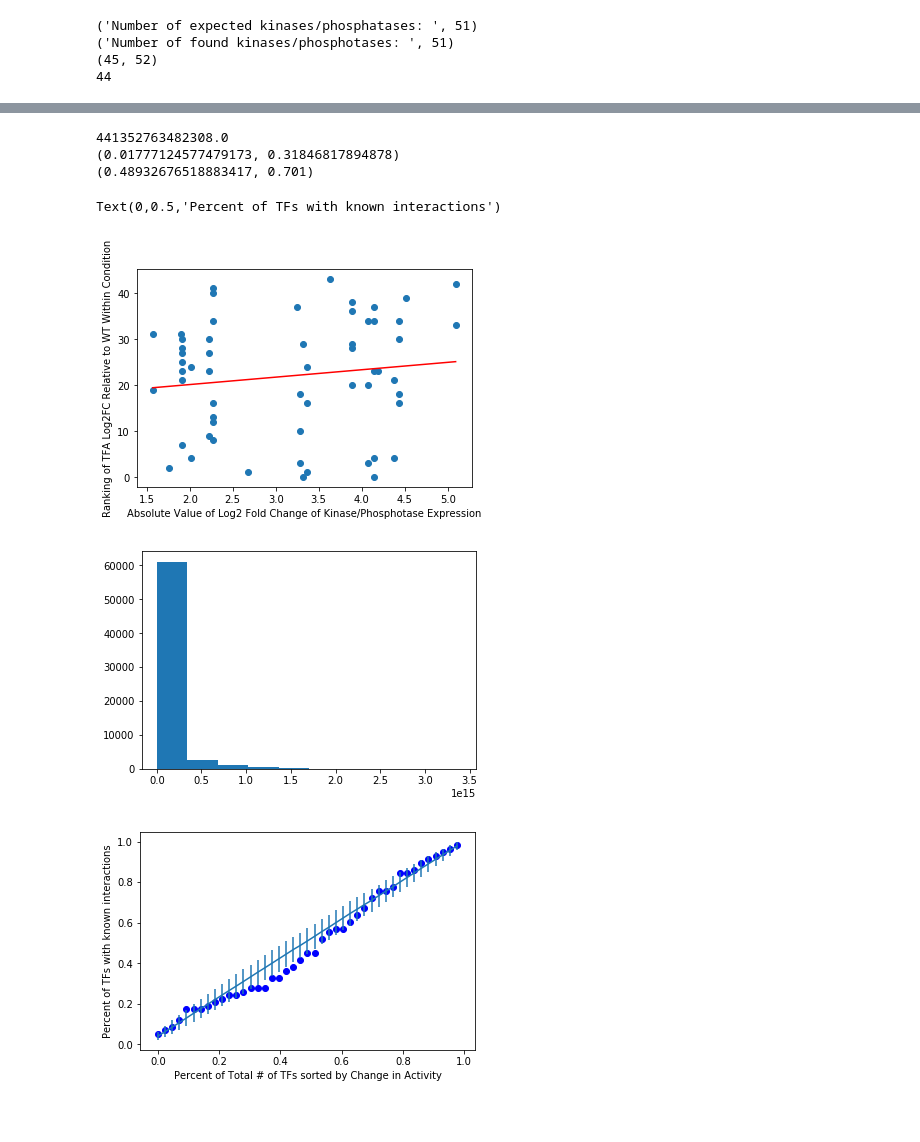
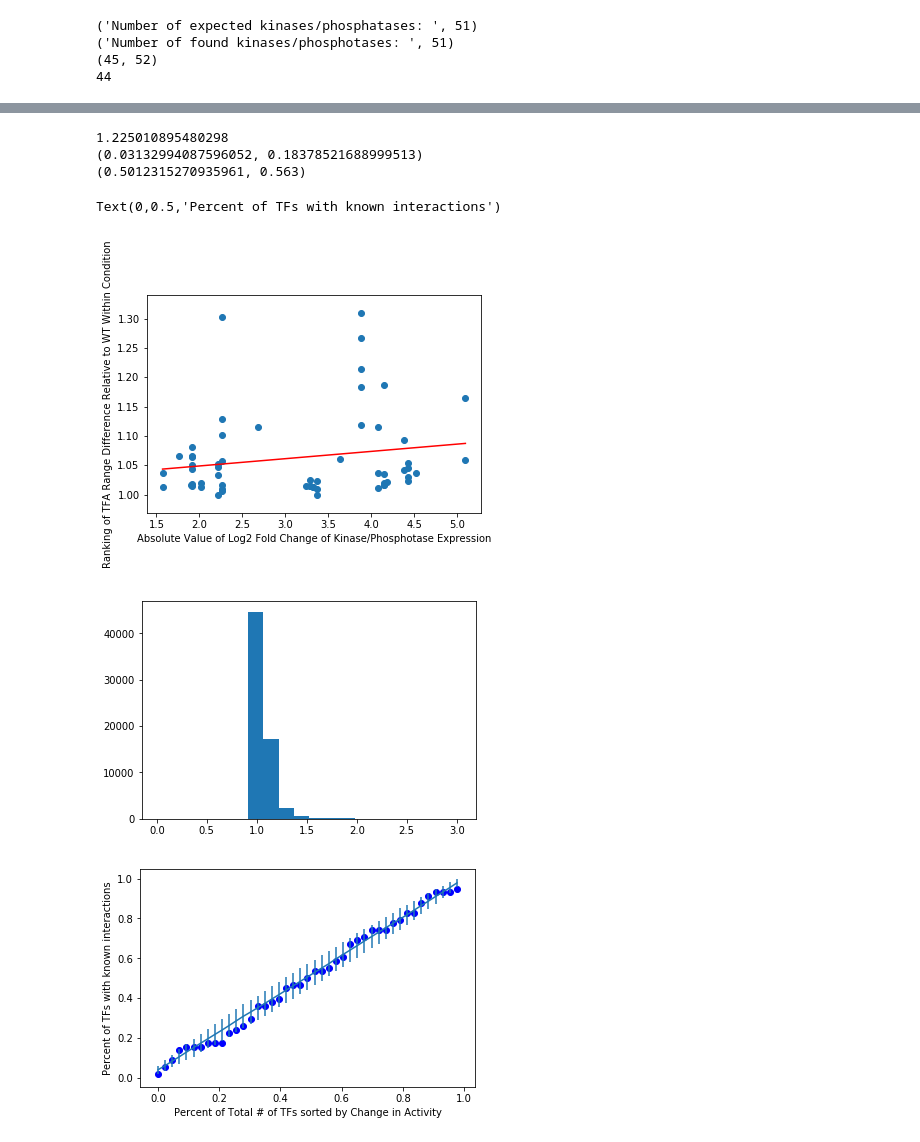
Before and after one commit to e-stan/BrentRotation, a Jupyter notebook: TFAInferenceCode/TFA_Activity_Analysis_TFVAWithSignConstraints.ipynb, the cells around one changed output, grey strips where cells are left out. Drawn from its saved outputs; the diff is of its cells as text; code cells hidden in the pictures; blank space fills up the shorter version.

```diff
--- a/TFAInferenceCode/TFA_Activity_Analysis_TFVAWithSignConstraints.ipynb
+++ b/TFAInferenceCode/TFA_Activity_Analysis_TFVAWithSignConstraints.ipynb
@@ -380,12 +384,12 @@ for inter in uniqueInteractions:
 	kianseStdScore = np.abs(geneExpression[kinase]["ratio"][kinase])
 	GEImpact[inter] = kianseStdScore
 	xvals.append(abs(kianseStdScore))
-	yvals.append(abs(interactionsFound[inter]))
+	yvals.append(abs(interactionsFoundRaw[inter]))
 
 plt.figure()
-plt.scatter([abs(GEImpact[inter]) for inter in interactionsFound],[abs(interactionsFound[inter]) for inter in interactionsFound])
+plt.scatter([abs(GEImpact[inter]) for inter in interactionsFound],[abs(interactionsFoundRaw[inter]) for inter in interactionsFound])
 plt.xlabel("Absolute Value of Log2 Fold Change of Kinase/Phosphotase Expression")
-plt.ylabel("Ranking of TFA Log2FC Relative to WT Within Condition")
+plt.ylabel("Ranking of TFA Range Difference Relative to WT Within Condition")
 
 positions = range(len(xvals))
 positions.sort(key=lambda x: xvals[x])
@@ -397,7 +401,7 @@ print(r**2,pvalue)
 
 plt.figure()
 
-plt.hist(allScores)
+plt.hist(allScores,bins = 20)
 
 
 
@@ -419,39 +423,39 @@ for _ in range(nsims):
     tempMat = TFAHelp.generateRandomMatrix(normalizedMatrix)
     tempNormMat = TFAHelp.transformScoredMatrixToRank(tempMat)
     tempinteractionsFound = {x[0]:-1 for x in expectedResults}
     for tf in range(len(normalizedMatrix)-1):
         for kinase in range(len(normalizedMatrix[tf])):
             if kinases[kinase]+"_"+TFs[tf] in interactions:
                 tempinteractionsFound[kinases[kinase]+"_"+TFs[tf]] = tempNormMat[tf][kinase]
     xcoords,ycoords = TFAHelp.expectedInteractionFallInRankingLevel(tempinteractionsFound,len(normalizedMatrix)-1)
     AUCs.append(np.trapz(ycoords,dx = 1.0/(len(xcoords)-1)))
     allxCoords.append(xcoords)
     allyCoords.append(ycoords)
 
 AUCs.sort(reverse=True)
 index = 0
 for val in AUCs:
     if AUC > val:
         index -= 1
         break
     index+=1
 percentile = float(index)/len(AUCs)
 
 print(AUC,percentile)
 
 plt.errorbar(x = xcoords,y = np.mean(allyCoords,axis = 0),
              yerr = np.std(allyCoords,axis=0))
 
 plt.xlabel("Percent of Total # of TFs sorted by Change in Activity")
 plt.ylabel("Percent of TFs with known interactions")
 # %% [output]
-441352763482308.0
-(0.01777124577479173, 0.31846817894878)
-(0.48932676518883417, 0.701)
+1.225010895480298
+(0.03132994087596052, 0.18378521688999513)
+(0.5012315270935961, 0.563)
 Text(0,0.5,'Percent of TFs with known interactions')
-[figure, old version]
+[figure, new version]
-[figure, old version]
+[figure, new version]
-[figure, old version]
+[figure, new version]
 # %%
 TFAHelp.writeMatrix2csv(normalizedMatrix,open("normalizedTFAMatrix.csv","w"))
 # %%
```
Also changed, not shown: parts of 5 cells of this notebook, 9 other files.
